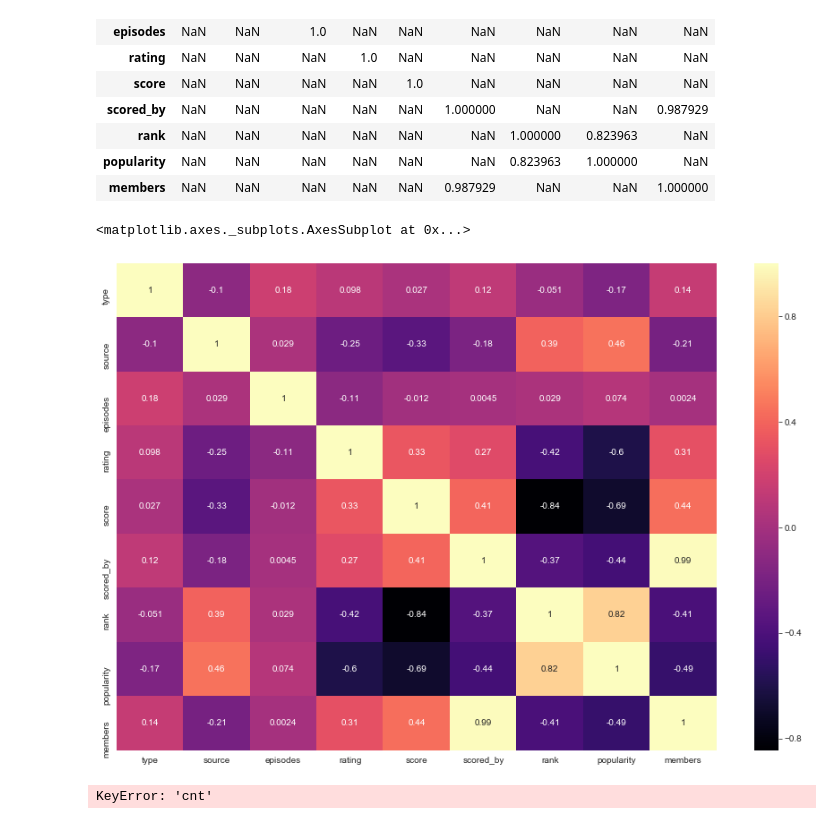
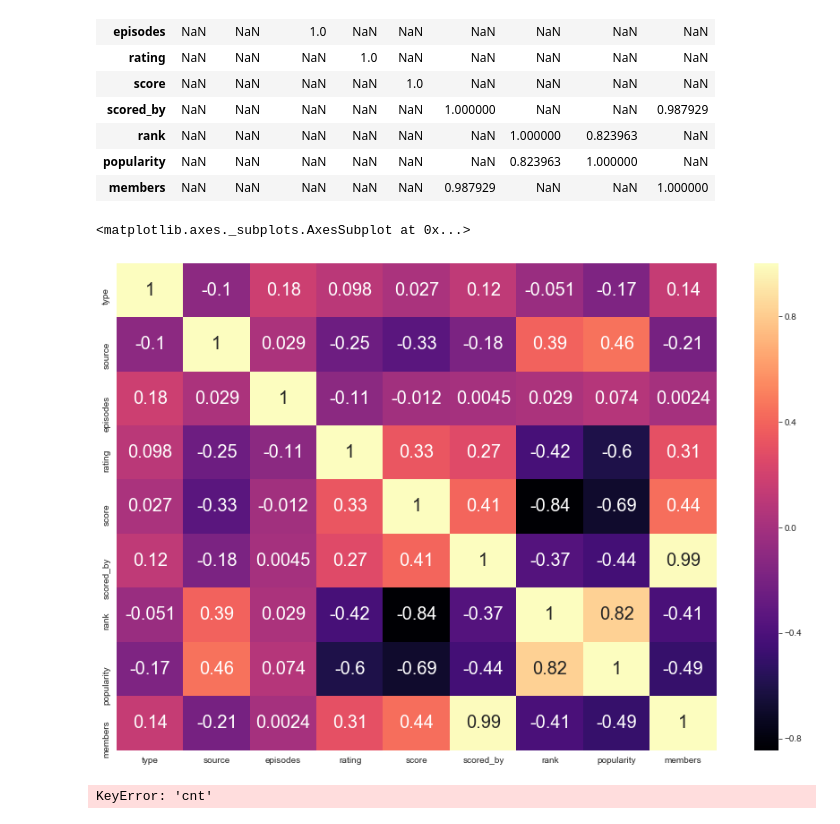
Before and after one commit to sdman135/Anime_Score_Predictor---Project-3, a Jupyter notebook: Sam's Project 3.ipynb, the cells around one changed output. Cells and saved outputs as stored; diff of their text form; code cells hidden in the pictures.

Commit message:
heatmap with values larger

```diff
--- a/Sam's Project 3.ipynb
+++ b/Sam's Project 3.ipynb
@@ -144,10 +144,10 @@ corr[abs(data_le_predictors.corr() > 0.75)]
 | members | NaN | NaN | NaN | NaN | NaN | 0.987929 | NaN | NaN | 1.000000 |
 # %%
 fig, ax = plt.subplots(figsize=(15,10))
-sns.heatmap(corr, annot = True, annot_kws ={'size':10}, cmap='magma')
+sns.heatmap(corr, annot = True, annot_kws ={'size':20}, cmap='magma')
 # %% [output]
 <matplotlib.axes._subplots.AxesSubplot at 0x...>
-[figure, old version]
+[figure, new version]
 # %%
 abs(corr).sort_values(by = 'cnt',  ascending= False)['cnt']
 data_reg_simple = ols(formula= "cnt~popularity+score", data=data_le).fit()
```
Also changed, not shown: 2 other files.
